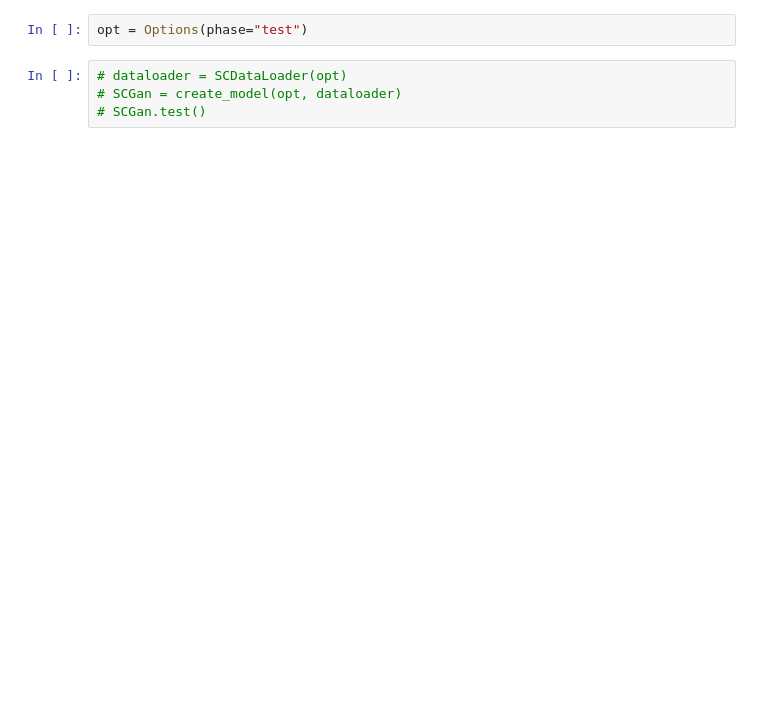
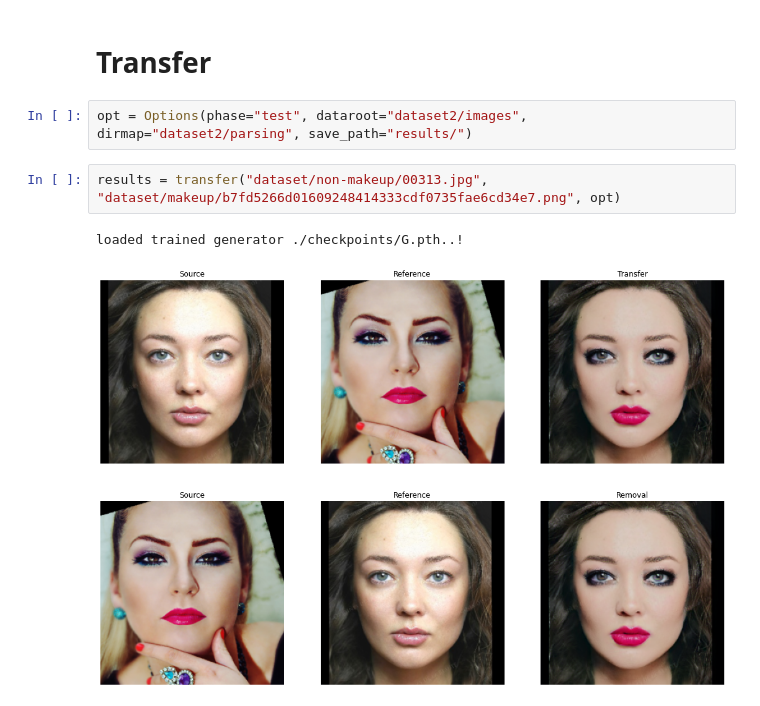
Before and after one commit to breengles/SCGAN, a Jupyter notebook: scgan.ipynb, the cells around one changed output. Cells and saved outputs as stored; diff of their text form; blank space fills up the shorter version.

Commit message:
added transfer from single im to single im

```diff
--- a/scgan.ipynb
+++ b/scgan.ipynb
@@ -97,6 +193,9 @@ class Options:
+# %% [markdown]
+# Transfer
 # %%
-opt = Options(phase="test")
+opt = Options(phase="test", dataroot="dataset2/images", dirmap="dataset2/parsing", save_path="results/")
-# %%
-# dataloader = SCDataLoader(opt)
-# SCGan = create_model(opt, dataloader)
-# SCGan.test()
+# %%
+results = transfer("dataset/non-makeup/00313.jpg", "dataset/makeup/b7fd5266d01609248414333cdf0735fae6cd34e7.png", opt)
+# %% [output]
+loaded trained generator ./checkpoints/G.pth..!
+[figure, added]
```
Also changed, not shown: parts of 8 cells of this notebook, 4 other files.
